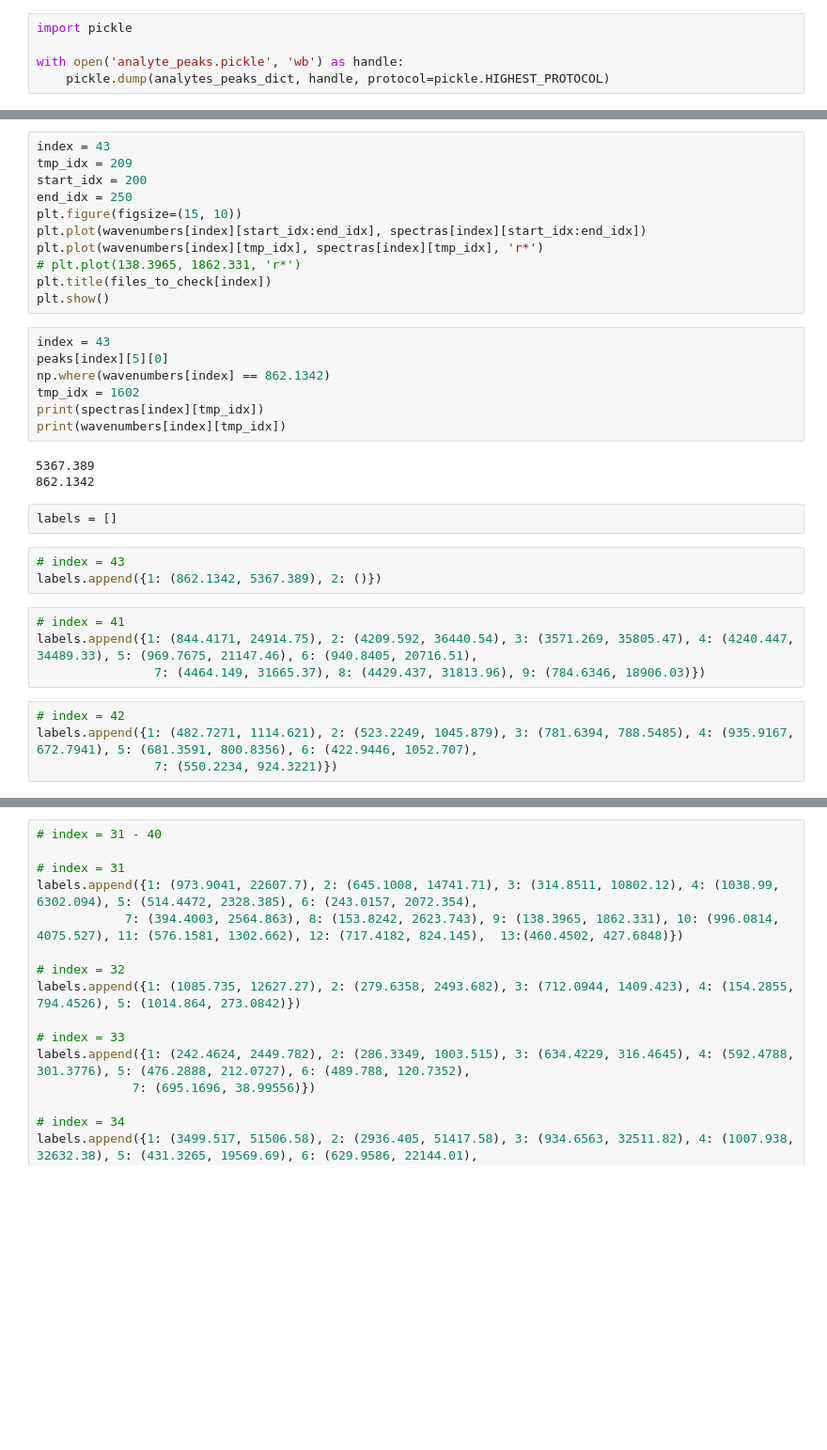
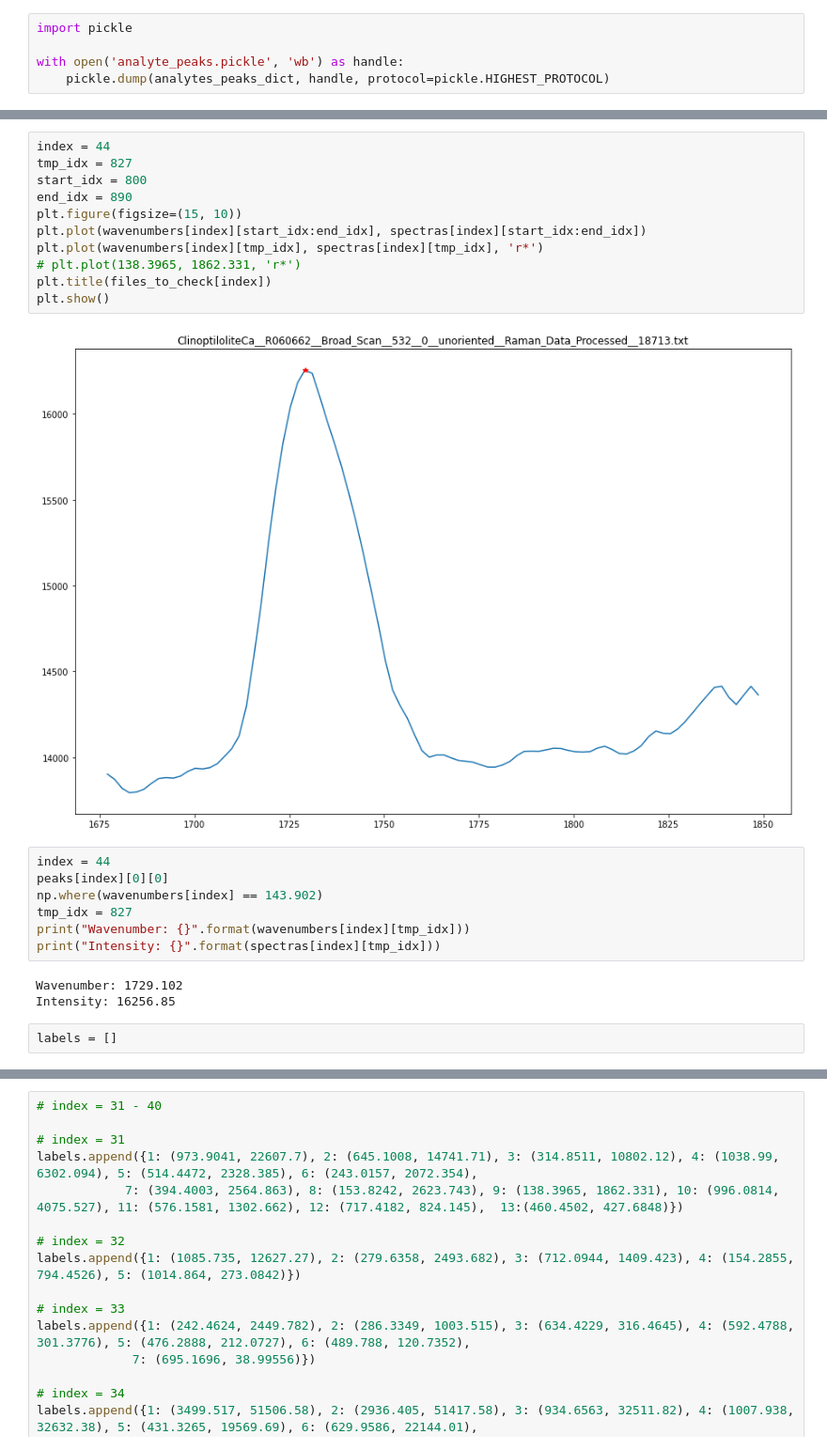
Before and after one commit to anva-kn/RRUFF, a Jupyter notebook: RRUFF_pytorch.ipynb, the cells around one changed output, grey strips where cells are left out. Shown at 94% size. Cells and saved outputs as stored; diff of their text form; blank space fills up the shorter version.

```diff
--- a/RRUFF_pytorch.ipynb
+++ b/RRUFF_pytorch.ipynb
@@ -408,34 +340,25 @@ plt.show()
 # %%
-index = 43
-tmp_idx = 209
-start_idx = 200
-end_idx = 250
+index = 44
+tmp_idx = 827
+start_idx = 800
+end_idx = 890
 plt.figure(figsize=(15, 10))
 plt.plot(wavenumbers[index][start_idx:end_idx], spectras[index][start_idx:end_idx])
 plt.plot(wavenumbers[index][tmp_idx], spectras[index][tmp_idx], 'r*')
 # plt.plot(138.3965, 1862.331, 'r*')
 plt.title(files_to_check[index])
 plt.show()
+# %% [output]
+[figure, added]
 # %%
-index = 43
-peaks[index][5][0]
-np.where(wavenumbers[index] == 862.1342)
-tmp_idx = 1602
-print(spectras[index][tmp_idx])
-print(wavenumbers[index][tmp_idx])
+index = 44
+peaks[index][0][0]
+np.where(wavenumbers[index] == 143.902)
+tmp_idx = 827
+print("Wavenumber: {}".format(wavenumbers[index][tmp_idx]))
+print("Intensity: {}".format(spectras[index][tmp_idx]))
 # %% [output]
-5367.389
-862.1342
+Wavenumber: 1729.102
+Intensity: 16256.85
 # %%
 labels = []
-# %%
-# index = 43
-labels.append({1: (862.1342, 5367.389), 2: ()})
-# %%
-# index = 41
-labels.append({1: (844.4171, 24914.75), 2: (4209.592, 36440.54), 3: (3571.269, 35805.47), 4: (4240.447, 34489.33), 5: (969.7675, 21147.46), 6: (940.8405, 20716.51),
-                7: (4464.149, 31665.37), 8: (4429.437, 31813.96), 9: (784.6346, 18906.03)})
-# %%
-# index = 42
-labels.append({1: (482.7271, 1114.621), 2: (523.2249, 1045.879), 3: (781.6394, 788.5485), 4: (935.9167, 672.7941), 5: (681.3591, 800.8356), 6: (422.9446, 1052.707),
-                7: (550.2234, 924.3221)})
```
Also changed, not shown: parts of 16 cells of this notebook.
